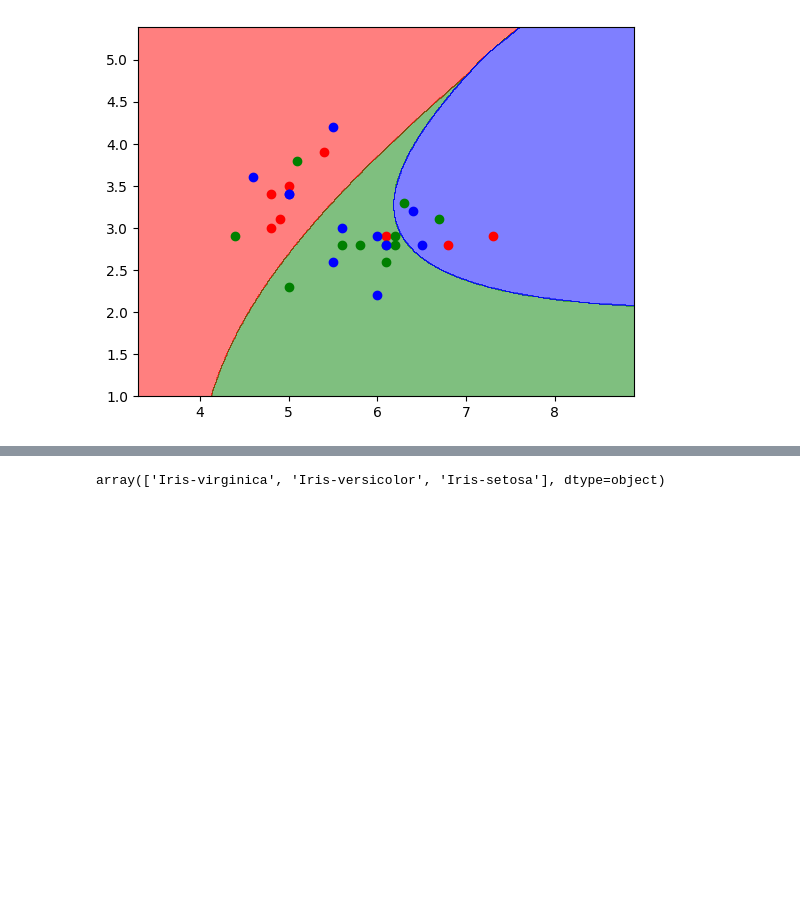
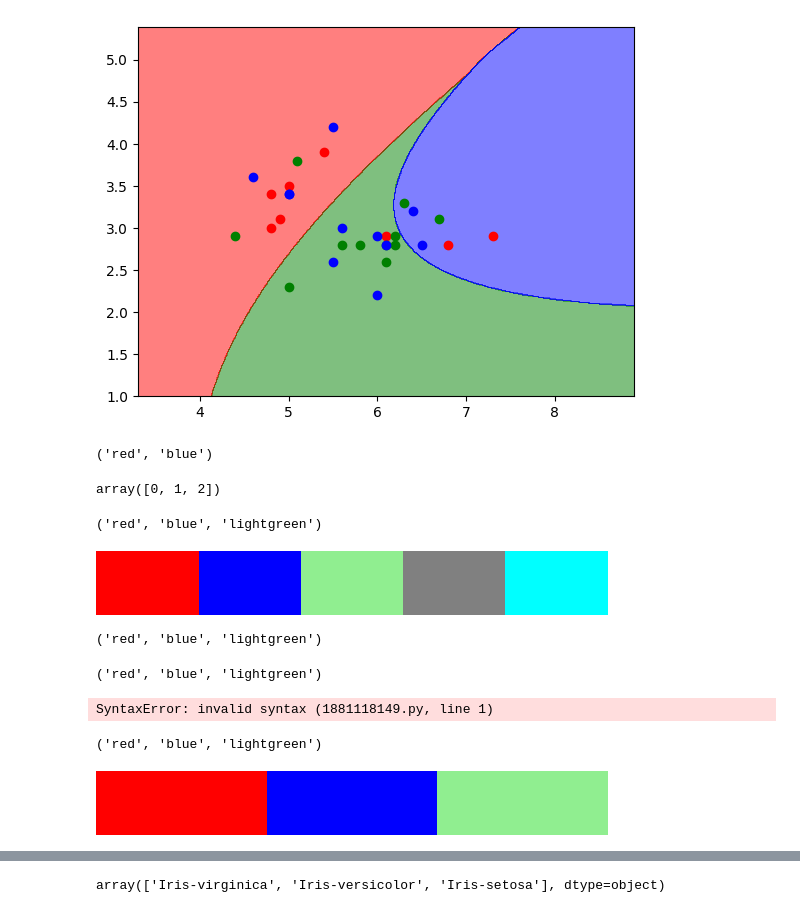
Before and after one commit to MaximillianJacob/Udemy, a Jupyter notebook: machine_learning_classification_bootcamp_in_python/py/3_KNN/K-Nearest Neighbour for IRIS plant Classification - Questions.ipynb, the cells around one changed output, grey strips where cells are left out. Drawn from its saved outputs; the diff is of its cells as text; code cells hidden in the pictures; blank space fills up the shorter version.

```diff
--- a/machine_learning_classification_bootcamp_in_python/py/3_KNN/K-Nearest Neighbour for IRIS plant Classification - Questions.ipynb
+++ b/machine_learning_classification_bootcamp_in_python/py/3_KNN/K-Nearest Neighbour for IRIS plant Classification - Questions.ipynb
@@ -1269,3 +1269,41 @@ for i, j in enumerate(np.unique(y_set)):
     plt.scatter(xi, yi, c=ListedColormap(('red', 'green', 'blue'))(i), label=j)
 # %% [output]
 [figure]
+# %%
+colors = ('red', 'blue', 'lightgreen', 'gray', 'cyan')
+# %%
+colors[:2]
+# %% [output]
+('red', 'blue')
+# %%
+np.unique(y_train2)
+# %% [output]
+array([0, 1, 2])
+# %%
+colors[:len(np.unique(y_train2))]
+# %% [output]
+('red', 'blue', 'lightgreen')
+# %%
+ListedColormap(colors)
+# %% [output]
+[figure, added]
+# %%
+colors[:len(np.unique(y_train2))]
+# %% [output]
+('red', 'blue', 'lightgreen')
+# %%
+colors[:len(np.unique(y_train2))]
+# %% [output]
+('red', 'blue', 'lightgreen')
+# %%
+[:3]
+# %% [output]
+SyntaxError: invalid syntax (1881118149.py, line 1)
+# %%
+colors[:len(np.unique(y_train2))]
+# %% [output]
+('red', 'blue', 'lightgreen')
+# %%
+ListedColormap(colors[:len(np.unique(y_train2))])
+# %% [output]
+[figure, added]
```
Also changed, not shown: parts of 1 cell of this notebook.
